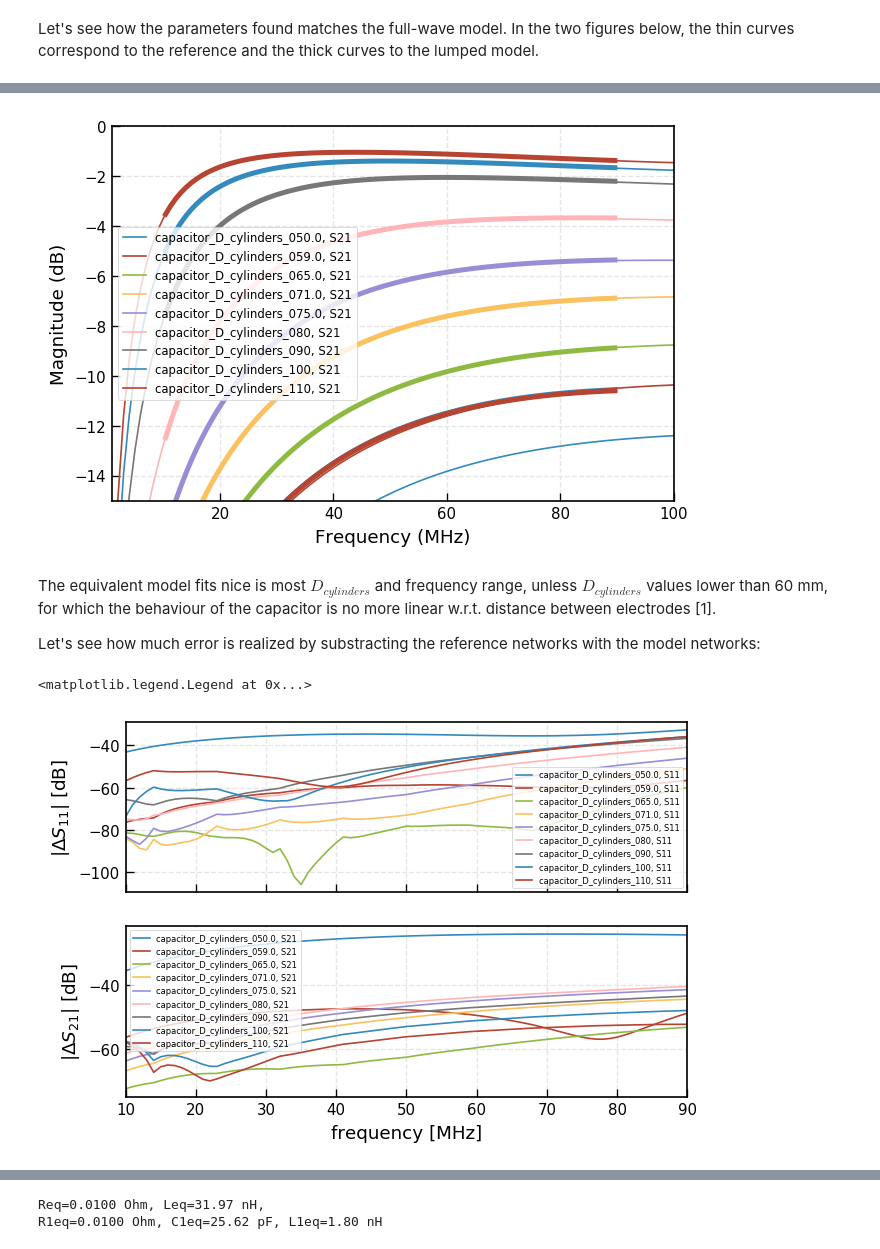
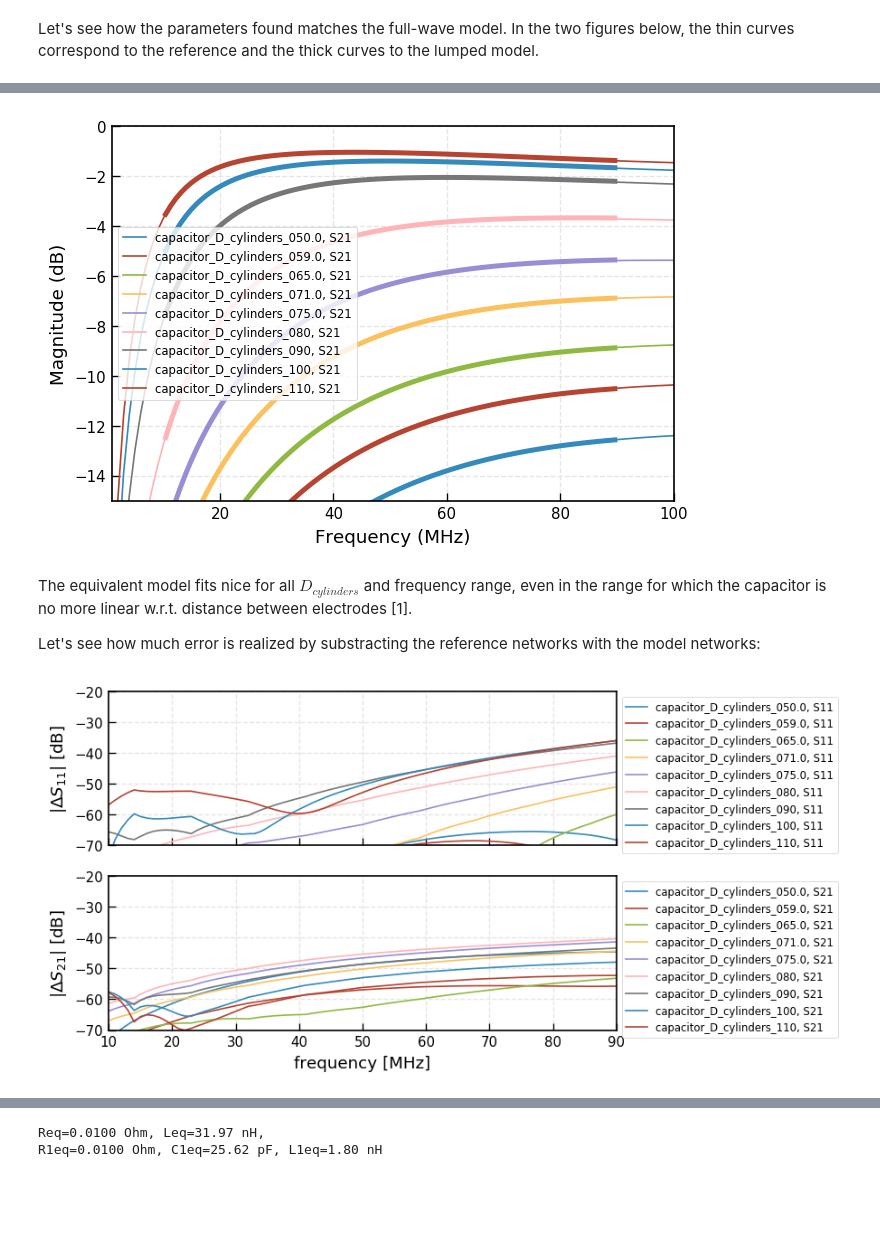
Before and after one commit to jhillairet/RFPPC2019, a Jupyter notebook: notebooks/WEST ICRH Antenna Capacitors.ipynb, the cells around one changed output, grey strips where cells are left out. Cells and saved outputs as stored; diff of their text form; code cells hidden in the pictures; blank space fills up the shorter version.

```diff
--- a/notebooks/WEST ICRH Antenna Capacitors.ipynb
+++ b/notebooks/WEST ICRH Antenna Capacitors.ipynb
@@ -138,7 +138,7 @@ f_band = '10-90 MHz'
 # initial guess
 X0 = C_0, R_0, L_0, R1_0, C1_0, L1_0 = 20, 0.01, 24, 1, 25, 25
 # physical bounds: (min, max) values for (C, R, L, R1, C1, L1)
-bounds = np.c_[(10,300), (1e-2, 10), (1e-2, 1e3),
+bounds = np.c_[(1,300), (1e-2, 10), (1e-2, 1e3),
                (1e-2, 10), (1, 1e3), (1e-2, 1e3)]
 # lists to store the fitted results
 sols, Rs, Ls, Cs, R1s, C1s, L1s = [], [], [], [], [], [], []
@@ -197,32 +197,34 @@ for (x, ntw_ref) in zip(sols, capas_set):
 plt.gca().set_ylim(-15,0)
 plt.gcf().savefig('comparison_fullwave_lumped_S21.png', dpi=150)
 # %% [output]
-[figure, old version]
+[figure, new version]
 # %% [markdown]
-The equivalent model fits nice is most $D_{cylinders}$ and frequency range, unless $D_{cylinders}$ values lower than 60 mm, for which the behaviour of the capacitor is no more linear w.r.t. distance between electrodes [1].
+The equivalent model fits nice for all $D_{cylinders}$ and frequency range, even in the range for which the capacitor is no more linear w.r.t. distance between electrodes [1].
 
 Let's see how much error is realized by substracting the reference networks with the model networks:
 # %%
 fig, (ax1,ax2) = plt.subplots(2, 1, sharex=True)
 for (sol, ntw_ref) in zip(sols, capas_set[f_band]):
     # match the 3rd port of the full-wave results
     # to be able to perform direct operation bwt networks
     #line = rf.media.DefinedGammaZ0(frequency=capas_set[f_band][0].frequency)
     #ntw_ref = rf.connect(ntw_ref, 2, line.match(), 0)
     # generate model network, interpolated to the same frequencies than the full-wave reference
     ntw_model = eq_capa(*sol).interpolate(ntw_ref.frequency)
     # generate error network
     ntw_error = ntw_ref - ntw_model
     # plot the error in dB
     ntw_error.plot_s_db(ax=ax1, m=0, n=0)
     ntw_error.plot_s_db(ax=ax2, m=1, n=0)
 ax1.set_xlabel('')
 ax2.set_xlabel('frequency [MHz]')
 ax1.set_ylabel('|$\Delta S_{11}$| [dB]')
 ax2.set_ylabel('|$\Delta S_{21}$| [dB]')
-ax1.legend(fontsize=5)
-ax2.legend(fontsize=5)
+lgd1 = ax1.legend(bbox_to_anchor=(1,1), fontsize=7)
+lgd2 = ax2.legend(bbox_to_anchor=(1,1), fontsize=7)
+[ax.set_ylim(-70,-20) for ax in (ax1,ax2)]
+
+fig.savefig('capacitor_lumped_model_error_specific_fit.png', dpi=150, bbox_extra_artists=(lgd1,lgd2), bbox_inches='tight')
 # %% [output]
-<matplotlib.legend.Legend at 0x...>
-[figure, old version]
+[figure, new version]
 # %% [markdown]
```
Also changed, not shown: parts of 12 cells of this notebook.
